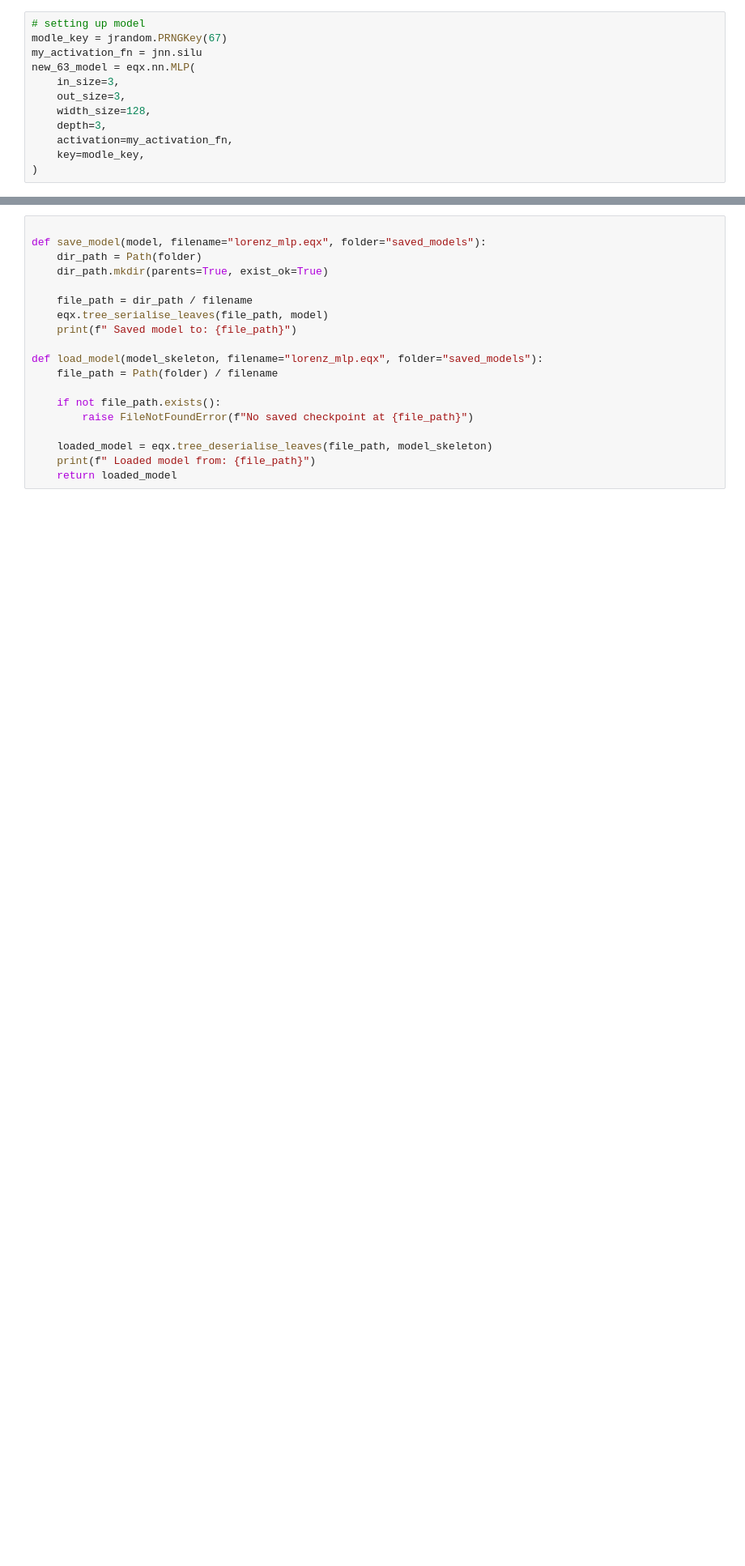
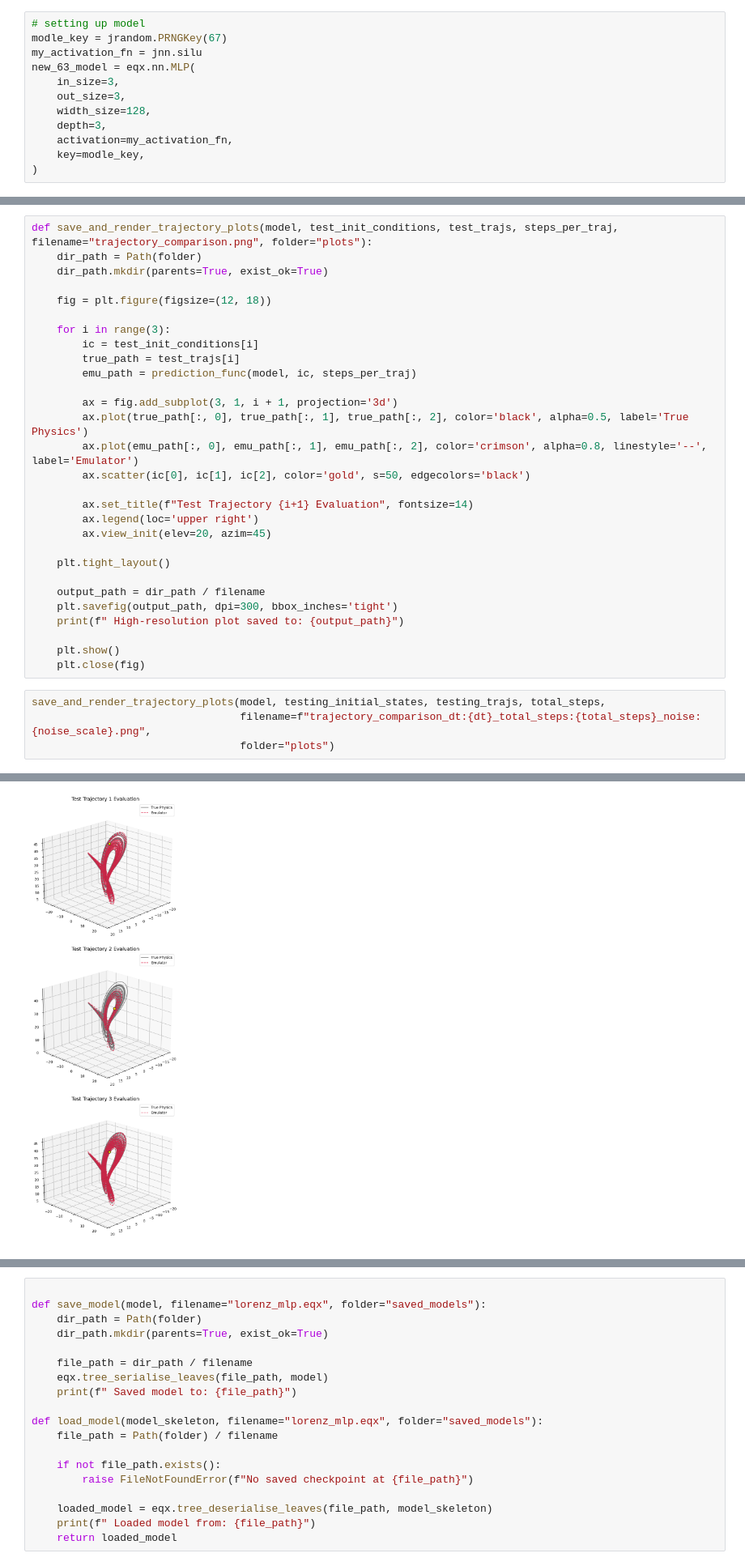
Before and after one commit to Mxgisha/chaotic-dynamical-systems-Research-tufts, a Jupyter notebook: Lorenze_63.ipynb, the cells around one changed output, grey strips where cells are left out. Shown at 81% size. Cells and saved outputs as stored; diff of their text form; blank space fills up the shorter version.

```diff
--- a/Lorenze_63.ipynb
+++ b/Lorenze_63.ipynb
@@ -325,0 +326,34 @@ Epoch 49, Last Batch Loss: 0.0583, Average Epoch Loss: 0.0773
+# %%
+def save_and_render_trajectory_plots(model, test_init_conditions, test_trajs, steps_per_traj, filename="trajectory_comparison.png", folder="plots"):
+    dir_path = Path(folder)
+    dir_path.mkdir(parents=True, exist_ok=True)
+
+    fig = plt.figure(figsize=(12, 18))
+
+    for i in range(3):
+        ic = test_init_conditions[i]
+        true_path = test_trajs[i]
+        emu_path = prediction_func(model, ic, steps_per_traj)
+
+        ax = fig.add_subplot(3, 1, i + 1, projection='3d')
+        ax.plot(true_path[:, 0], true_path[:, 1], true_path[:, 2], color='black', alpha=0.5, label='True Physics')
+        ax.plot(emu_path[:, 0], emu_path[:, 1], emu_path[:, 2], color='crimson', alpha=0.8, linestyle='--', label='Emulator')
+        ax.scatter(ic[0], ic[1], ic[2], color='gold', s=50, edgecolors='black')
+
+        ax.set_title(f"Test Trajectory {i+1} Evaluation", fontsize=14)
+        ax.legend(loc='upper right')
+        ax.view_init(elev=20, azim=45)
+
+    plt.tight_layout()
+
+    output_path = dir_path / filename
+    plt.savefig(output_path, dpi=300, bbox_inches='tight')
+    print(f" High-resolution plot saved to: {output_path}")
+
+    plt.show()
+    plt.close(fig)
+# %%
+save_and_render_trajectory_plots(model, testing_initial_states, testing_trajs, total_steps,
+                                 filename=f"trajectory_comparison_dt:{dt}_total_steps:{total_steps}_noise:{noise_scale}.png",
+                                 folder="plots")
+# %% [output]
@@ -326,3 +361,4 @@ Epoch 49, Last Batch Loss: 0.0583, Average Epoch Loss: 0.0773
+[figure, added]
 # %%
 import matplotlib.pyplot as plt
 from mpl_toolkits.mplot3d import Axes3D
```
Also changed, not shown: parts of 23 cells of this notebook.
